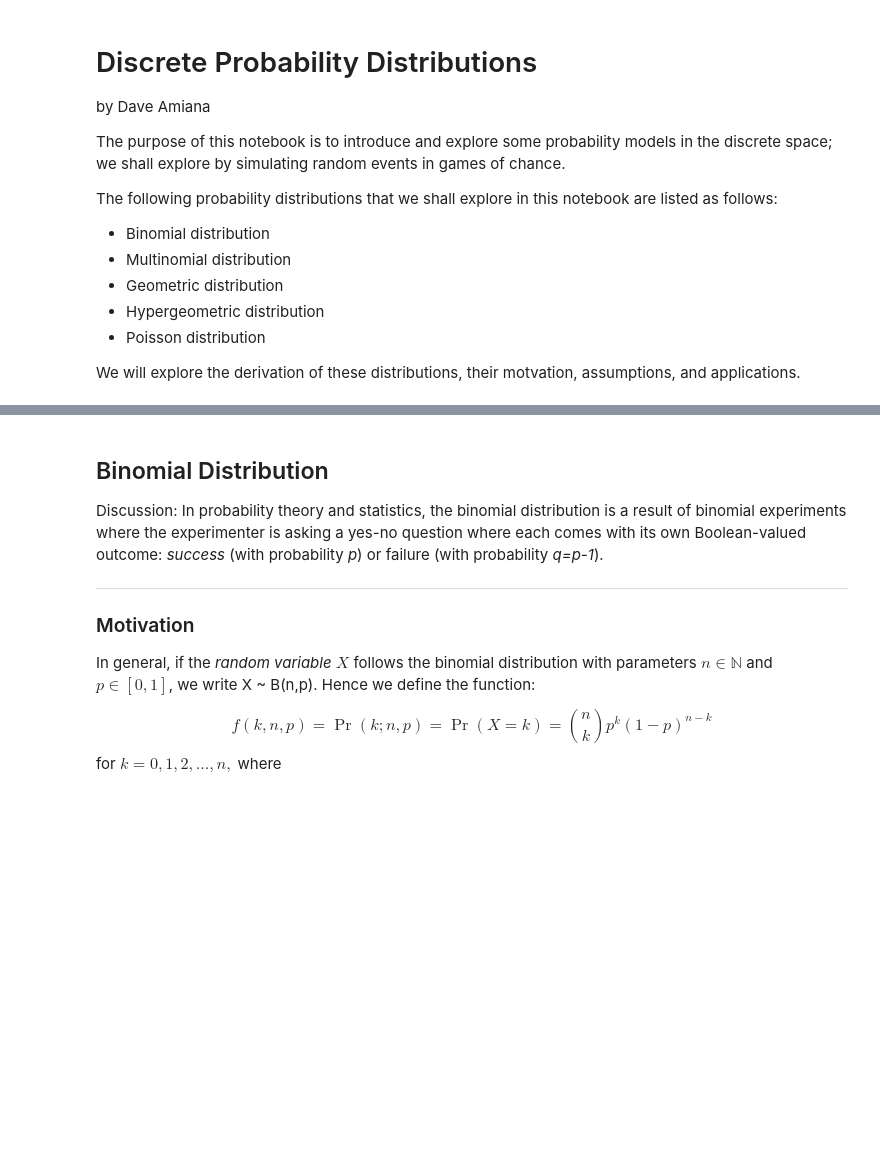
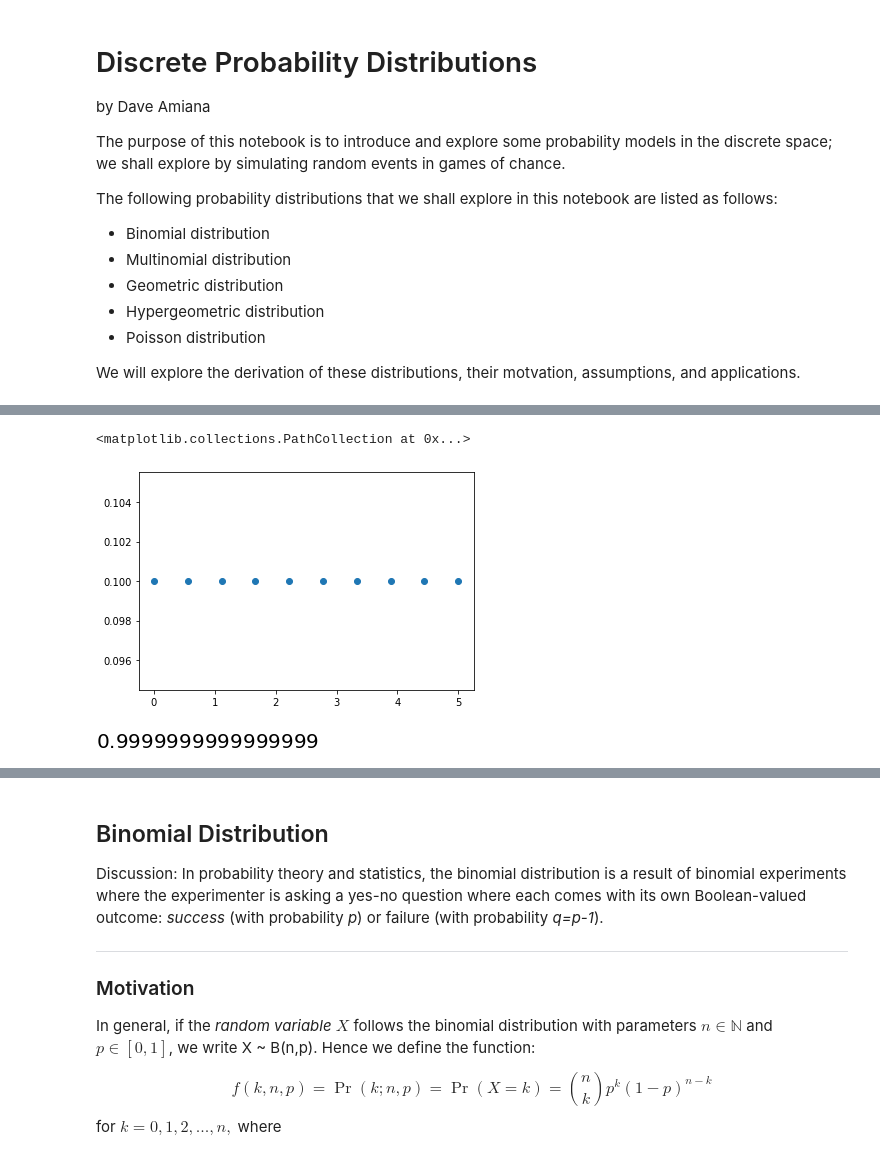
Before and after one commit to adeeconometrics/literate-programming, a Jupyter notebook: Probability_Distributions_Discrete.ipynb, the cells around one changed output, grey strips where cells are left out. Saved outputs shown, nothing was run; the diff lists cells and outputs as text; code cells hidden in the pictures; blank space fills up the shorter version.

```diff
--- a/Probability_Distributions_Discrete.ipynb
+++ b/Probability_Distributions_Discrete.ipynb
@@ -40,0 +73,20 @@ x,y,z = sy.symbols("x y z") # initialize variables
+# %%
+def uniform_dist_pmf(n):
+    return 1/len(n)
+
+def uniform_dist_cdf(a,b,x):
+    return (np.floor(x)-a+1)/(b-a+1)
+# %%
+# visualizing the PMF of Uniform Distirbution
+
+x_unif = np.linspace(0,5,10)
+y_unif_pdf = np.array([uniform_dist_pmf(x_unif) for i in range(0,len(x_unif))])
+plt.scatter(x_unif,y_unif_pdf)
+# %% [output]
+<matplotlib.collections.PathCollection at 0x...>
+[figure, added]
+# %%
+# cumulative sum of pdf
+np.cumsum(y_unif_pdf)[-1]  # should be very close to 1
+# %% [output]
+[figure, added]
```
Also changed, not shown: parts of 20 cells of this notebook.
